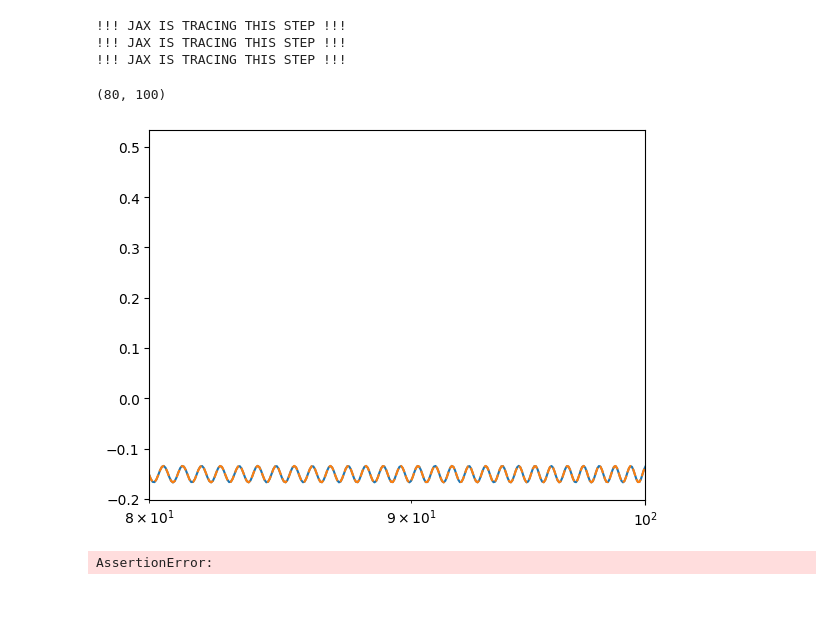
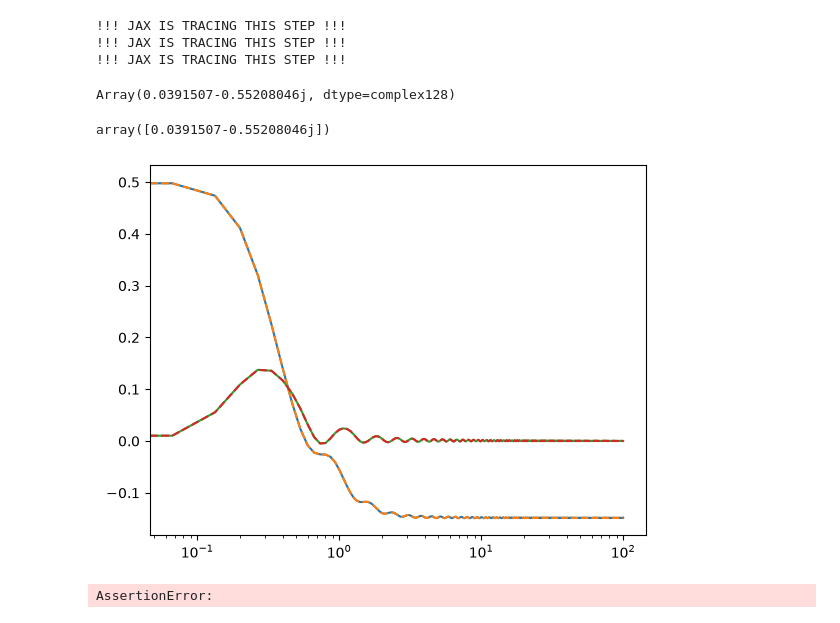
Before and after one commit to gsuarezr/NonMarkovianMethods, a Jupyter notebook: docs/Qubit_example.ipynb, the cells around one changed output. Saved outputs shown, nothing was run; the diff lists cells and outputs as text; code cells hidden in the pictures.

```diff
--- a/docs/Qubit_example.ipynb
+++ b/docs/Qubit_example.ipynb
@@ -86,6 +86,6 @@ w=1
 H=k/2 *qt.sigmax()  + w/2 * qt.sigmaz()
 Q=qt.sigmax()
 t=np.linspace(0,100/bathr.alpha,1500)
-cum2=csolve(Hsys=H,t=t,baths=[envfit2,envfit],Qs=[Q]*2,cython=False,matsubara=True)
+cum2=csolve(Hsys=H,t=t,baths=[envfit2,envfit],Qs=[Q]*2,cython=False,matsubara=True,ls=False)
 result_cum2=cum2.evolution(rho0)
 result_cum=rotation(result_cum2,H,t)
@@ -107,7 +106,7 @@ Qjax = jaxq(Q.full())
 tjax = jnp.array(t)
 rho0jax= jaxq(rho0.full())
 # %%
-cum3=csolve(Hsys=Hjax,t=tjax,baths=[envfit2,envfit],Qs=[Qjax]*2,cython=False,matsubara=True)
-result_cum3=cum3.evolution(rho0jax)
+cum3=re_jax.JAXCUM(Hsys=Hjax,t=tjax,baths=[envfit2,envfit],Qs=[Qjax]*2,LS=False,picture="I")
+result_cum3=cum3.evolution(rho0jax,tjax)
 # %%
 result_cumjax=rotation(result_cum3,Hjax,tjax)
@@ -122,17 +119,26 @@ result_redjax=red2.evolution(rho0jax,t=tjax)
 !!! JAX IS TRACING THIS STEP !!!
 # %%
 result_redjax=red2.evolution(rho0jax,t=tjax)
+# %%
+cum3._decay_jax(envfit, 1, 2, 3)
+# %% [output]
+Array(0.0391507-0.55208046j, dtype=complex128)
+# %%
+cum2.decayww2(envfit,1,2,[3])
+# %% [output]
+array([0.0391507-0.55208046j])
 # %%
-# plt.plot(bathr.alpha * t, [i[0, 0] for i in result_cum],label="Cumulant")
-# plt.plot(bathr.alpha * t, [i.data[0, 0] for i in result_cumjax],"--",label="Cumulant-jax")
-plt.plot(bathr.alpha * t, [i[0, 1] for i in result_red2],label="Redfield")
-plt.plot(bathr.alpha * t, [i[0, 1] for i in result_redjax],"--",label="Redfield-jax")
+plt.plot(bathr.alpha * t, [i[0, 1].real for i in result_cum2],label="Cumulant")
+plt.plot(bathr.alpha * t, [i[0, 1].real for i in result_cum3],"--",label="Cumulant-jax")
+plt.plot(bathr.alpha * t, [i[0, 1].imag for i in result_cum2],label="Cumulant")
+plt.plot(bathr.alpha * t, [i[0, 1].imag for i in result_cum3],"--",label="Cumulant-jax")
+# plt.plot(bathr.alpha * t, [i[0, 1] for i in result_red2],label="Redfield")
+# plt.plot(bathr.alpha * t, [i[0, 1] for i in result_redjax],"--",label="Redfield-jax")
 plt.xscale("log")
 #plt.yscale("log")
-plt.xlim(80,100)
+# plt.xlim(80,100)
 # %% [output]
-(80, 100)
-[figure, old version]
+[figure, new version]
 # %%
 assert 1==0
 # %% [output]
```
Also changed, not shown: parts of 6 cells of this notebook, 5 other files.
